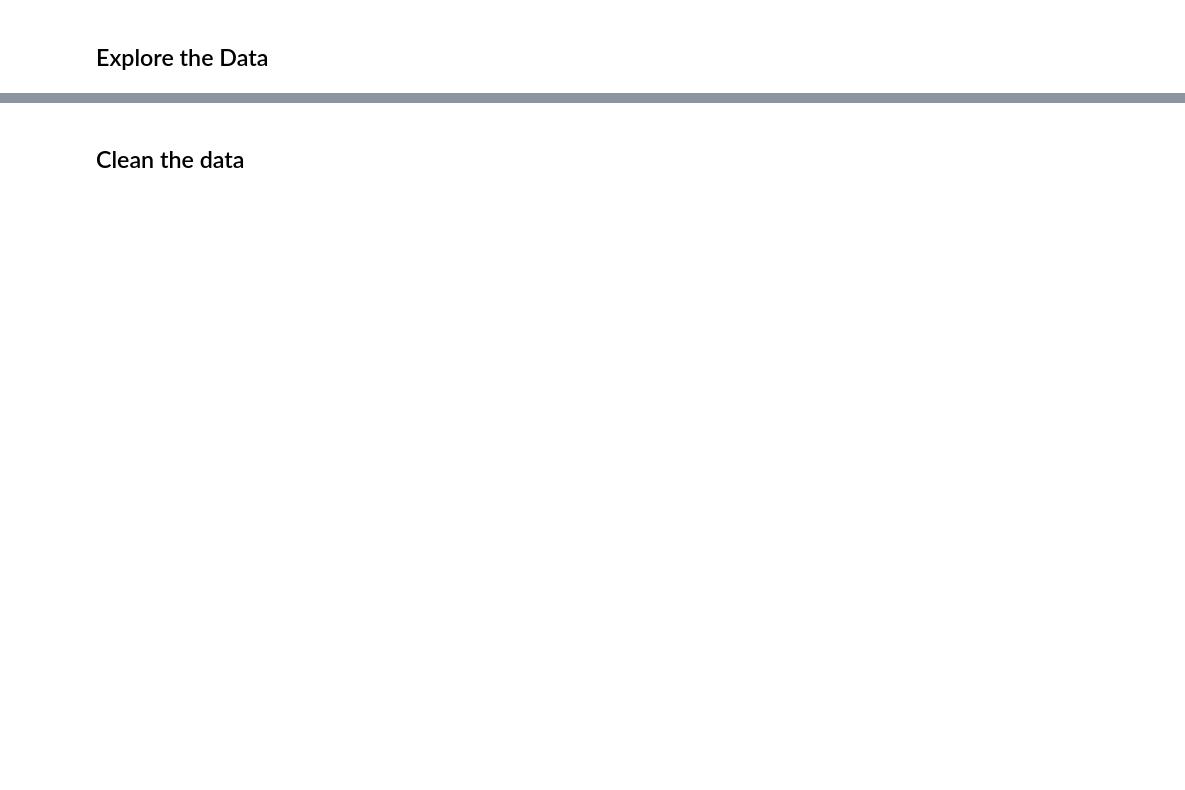
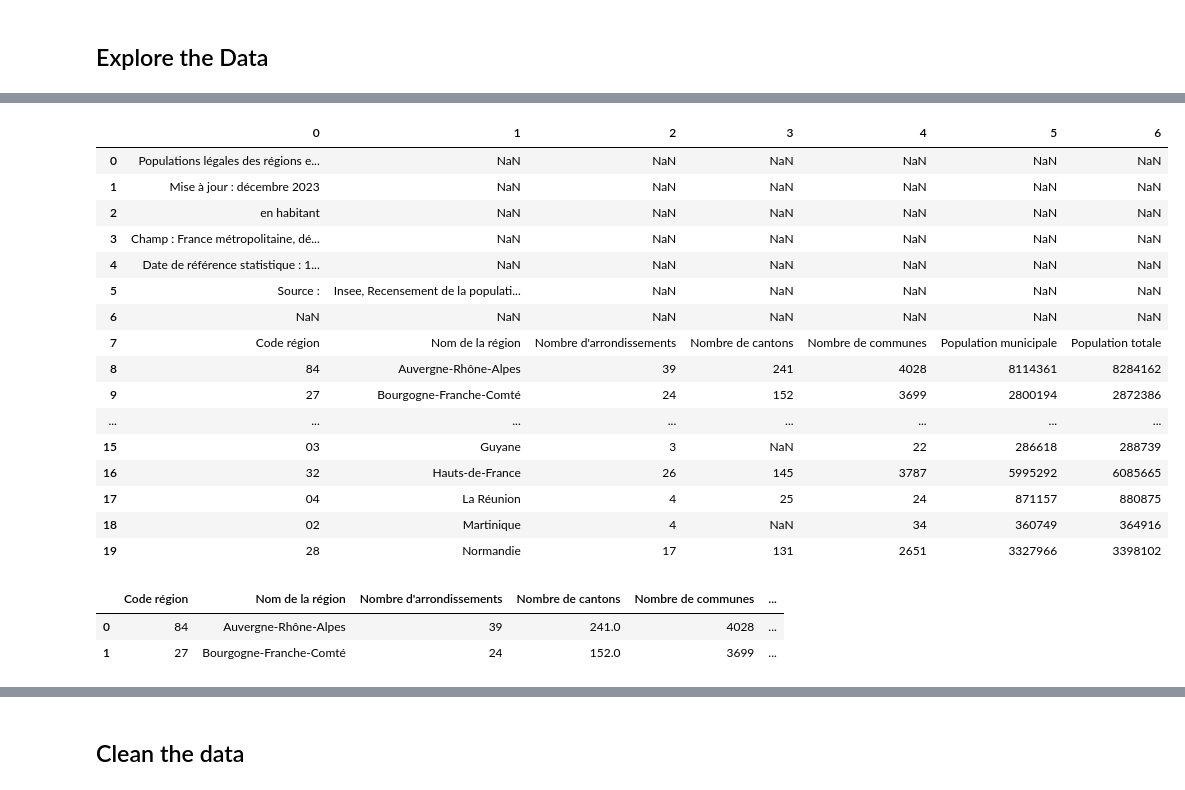
Before and after one commit to mmouwaffak/cultural-infrastructure-index-fr, a Jupyter notebook: notebooks/2_prepa_df_population.ipynb, the cells around one changed output, grey strips where cells are left out. Saved outputs shown, nothing was run; the diff lists cells and outputs as text; code cells hidden in the pictures; blank space fills up the shorter version.

```diff
--- a/notebooks/2_prepa_df_population.ipynb
+++ b/notebooks/2_prepa_df_population.ipynb
@@ -78,18 +110,40 @@ df_population.info()
 # %%
 import openpyxl
 
-preview = pd.read_excel("data/raw/ensemble.xlsx", header=None, nrows=20)
+preview = pd.read_excel("../data/raw/ensemble.xlsx", header=None, nrows=20)
 preview
 
 # column names : row 7 !
+# %% [output]
+|  | 0 | 1 | 2 | 3 | 4 | 5 | 6 |
+| 0 | Populations légales des régions e... | NaN | NaN | NaN | NaN | NaN | NaN |
+| 1 | Mise à jour : décembre 2023 | NaN | NaN | NaN | NaN | NaN | NaN |
+| 2 | en habitant | NaN | NaN | NaN | NaN | NaN | NaN |
+| 3 | Champ : France métropolitaine, dé... | NaN | NaN | NaN | NaN | NaN | NaN |
+| 4 | Date de référence statistique : 1... | NaN | NaN | NaN | NaN | NaN | NaN |
+| 5 | Source : | Insee, Recensement de la populati... | NaN | NaN | NaN | NaN | NaN |
+| 6 | NaN | NaN | NaN | NaN | NaN | NaN | NaN |
+| 7 | Code région | Nom de la région | Nombre d'arrondissements | Nombre de cantons | Nombre de communes | Population municipale | Population totale |
+| 8 | 84 | Auvergne-Rhône-Alpes | 39 | 241 | 4028 | 8114361 | 8284162 |
+| 9 | 27 | Bourgogne-Franche-Comté | 24 | 152 | 3699 | 2800194 | 2872386 |
+| ... | ... | ... | ... | ... | ... | ... | ... |
+| 15 | 03 | Guyane | 3 | NaN | 22 | 286618 | 288739 |
+| 16 | 32 | Hauts-de-France | 26 | 145 | 3787 | 5995292 | 6085665 |
+| 17 | 04 | La Réunion | 4 | 25 | 24 | 871157 | 880875 |
+| 18 | 02 | Martinique | 4 | NaN | 34 | 360749 | 364916 |
+| 19 | 28 | Normandie | 17 | 131 | 2651 | 3327966 | 3398102 |
 # %%
 df_population = pd.read_excel(
-    "data/raw/ensemble.xlsx",
+    "../data/raw/ensemble.xlsx",
     skiprows=7,
     header=0
 )
 
 df_population.head(2)
+# %% [output]
+|  | Code région | Nom de la région | Nombre d'arrondissements | Nombre de cantons | Nombre de communes | ... |
+| 0 | 84 | Auvergne-Rhône-Alpes | 39 | 241.0 | 4028 | ... |
+| 1 | 27 | Bourgogne-Franche-Comté | 24 | 152.0 | 3699 | ... |
 # %%
 # Statistical summary
 df_population.describe()
```
Also changed, not shown: parts of 10 cells of this notebook, 31 other files.
